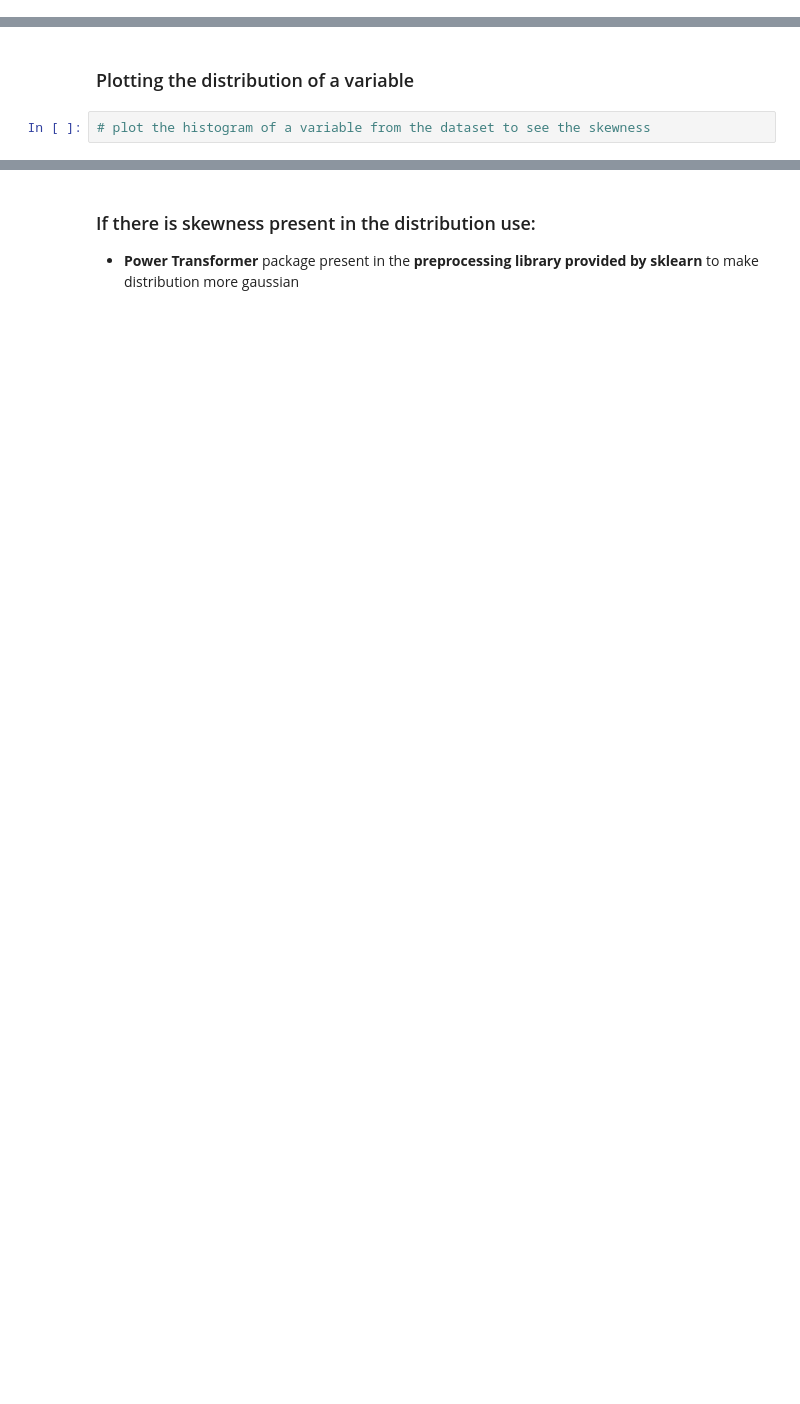
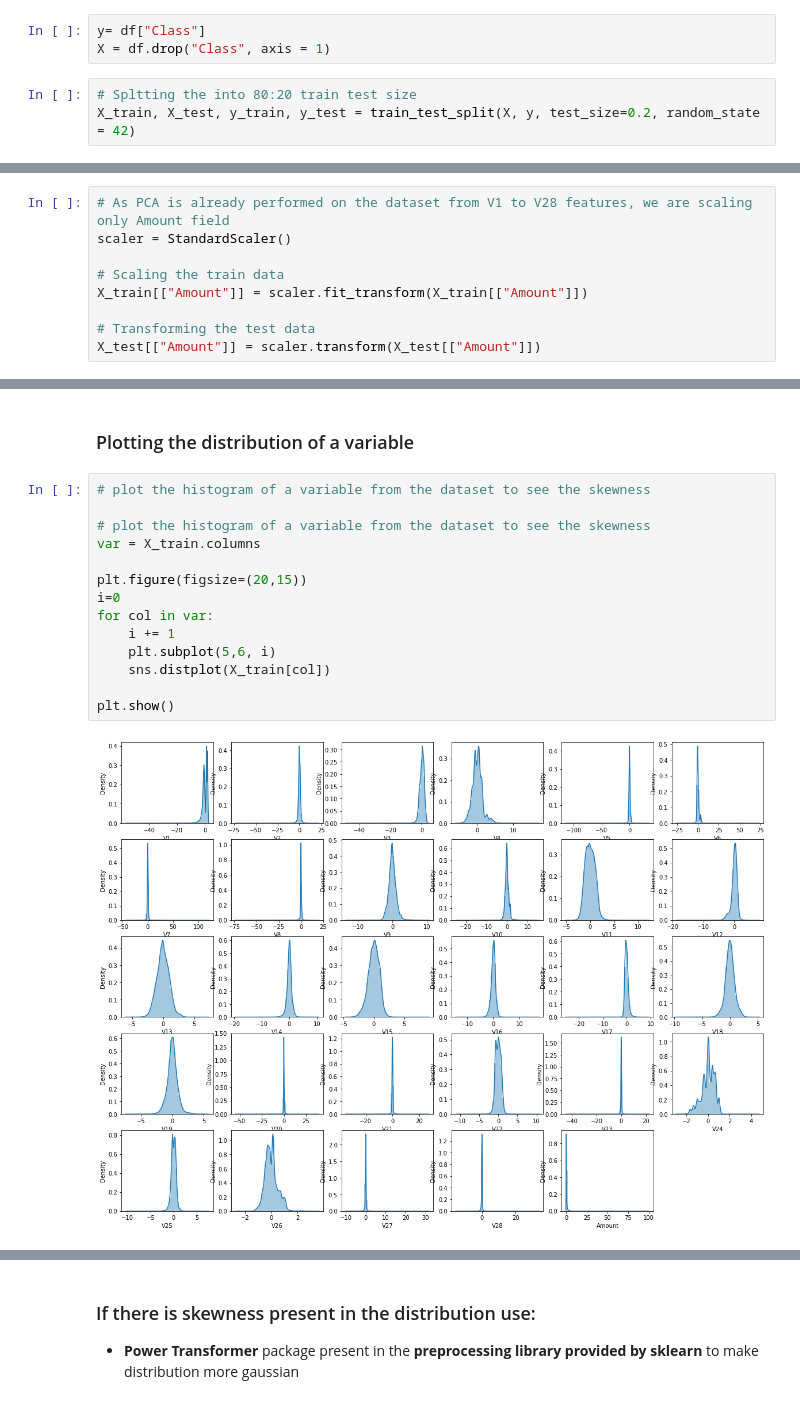
Before and after one commit to subhabrata-ghosh-1988/credit-card-fraud-detection, a Jupyter notebook: Credit_card_fraud_detection.ipynb, the cells around one changed output, grey strips where cells are left out. Drawn from its saved outputs; the diff is of its cells as text; blank space fills up the shorter version.

Commit message:
Completed the Exploratory data analysis

```diff
--- a/Credit_card_fraud_detection.ipynb
+++ b/Credit_card_fraud_detection.ipynb
@@ -318,3 +318,9 @@ print(np.sum(y_train))
 print(np.sum(y_test))
 # %% [markdown]
 ### Splitting the data into train & test data
+# %%
+y= df["Class"]
+X = df.drop("Class", axis = 1)
+# %%
+# Spltting the into 80:20 train test size
+X_train, X_test, y_train, y_test = train_test_split(X, y, test_size=0.2, random_state = 42)
@@ -320,0 +340,9 @@ print(np.sum(y_test))
+# %%
+# As PCA is already performed on the dataset from V1 to V28 features, we are scaling only Amount field
+scaler = StandardScaler()
+
+# Scaling the train data
+X_train[["Amount"]] = scaler.fit_transform(X_train[["Amount"]])
+
+# Transforming the test data
+X_test[["Amount"]] = scaler.transform(X_test[["Amount"]])
@@ -321,4 +367,18 @@ print(np.sum(y_test))
 # %% [markdown]
 ### Plotting the distribution of a variable
-# %%
-# plot the histogram of a variable from the dataset to see the skewness
+# %%
+# plot the histogram of a variable from the dataset to see the skewness
+
+# plot the histogram of a variable from the dataset to see the skewness
+var = X_train.columns
+
+plt.figure(figsize=(20,15))
+i=0
+for col in var:
+    i += 1
+    plt.subplot(5,6, i)
+    sns.distplot(X_train[col])
+
+plt.show()
+# %% [output]
+[figure, added]
```
Also changed, not shown: parts of 9 cells of this notebook.
